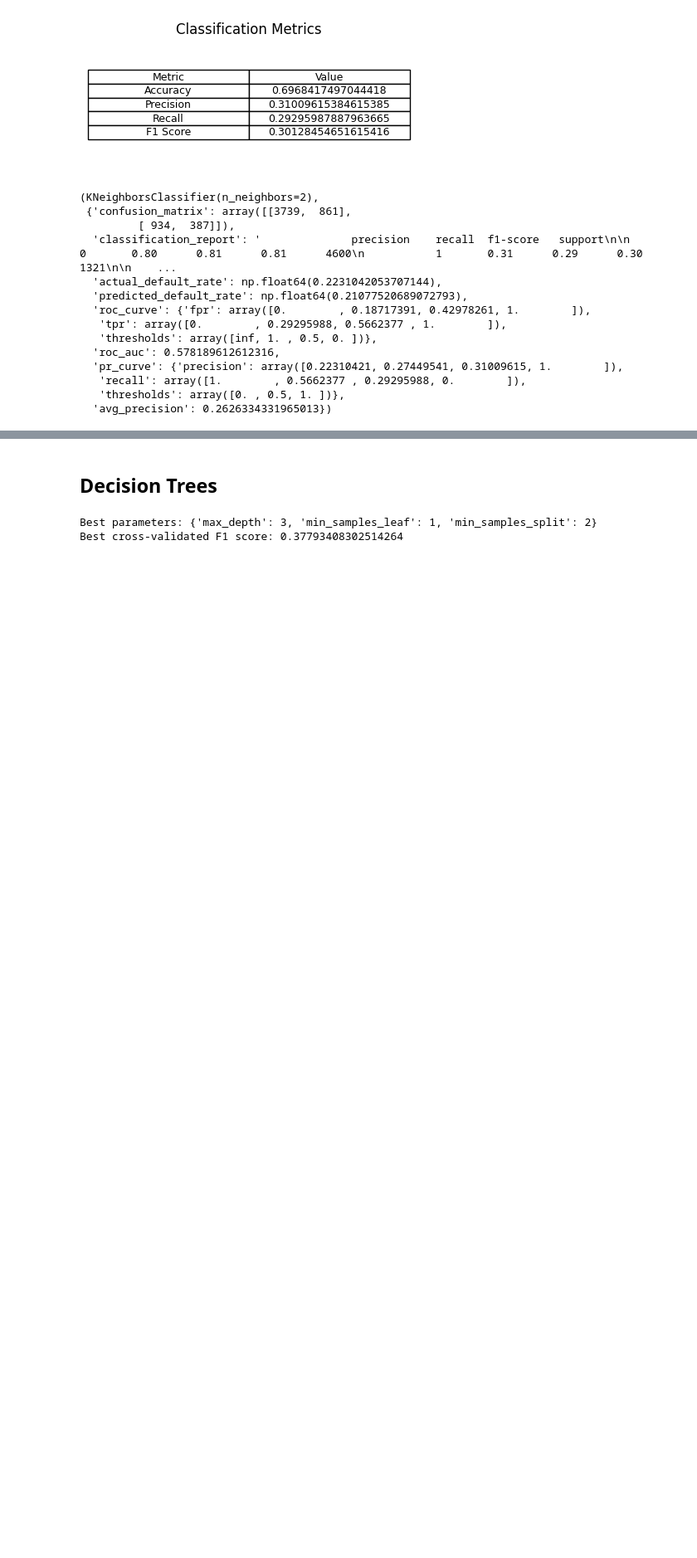
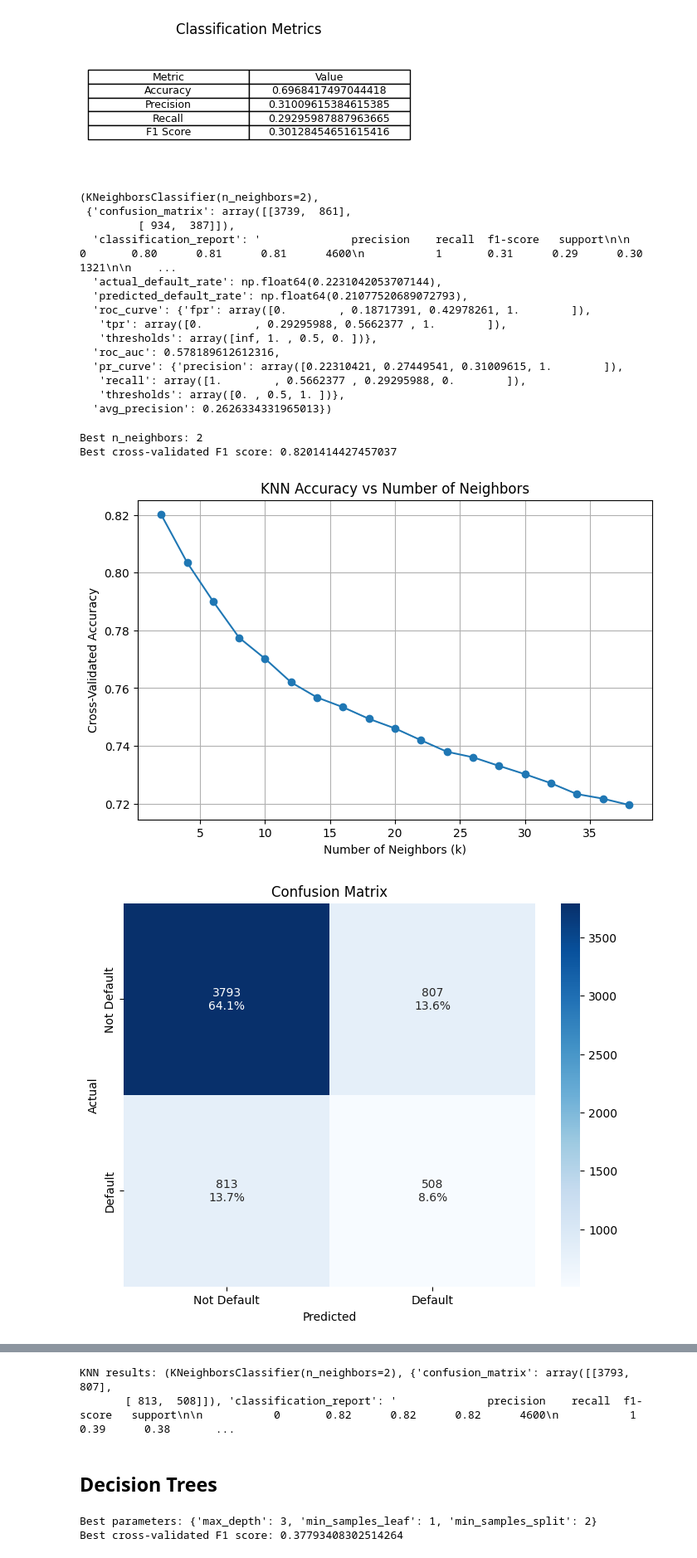
Before and after one commit to Roque97/DS-Project---Predicting-Default-of-Credit-Card-Clients-Taiwan-2005, a Jupyter notebook: notebooks/modeling.ipynb, the cells around one changed output, grey strips where cells are left out. Shown at 83% size. Cells and saved outputs as stored; diff of their text form; code cells hidden in the pictures; blank space fills up the shorter version.

```diff
--- a/notebooks/modeling.ipynb
+++ b/notebooks/modeling.ipynb
@@ -91,7 +92,16 @@ NaiveBayesClassifier(mrmr_data.oversample_smote(), plotsQ=False)
           9.91228595e-001, 9.91228821e-001, 9.91654536e-001], shape=(5799,))},
   'avg_precision': 0.4141588727900288})
 # %%
+import os
+import pickle
 results_NB_pca_smote = NaiveBayesClassifier(pca_data.oversample_smote(), plotsQ=True, save_path='../plots/models/NaiveBayes/best_model' )
+model_pkl_file = "../saved_models/NB_pca_smote_model.pkl"
+
+os.makedirs(os.path.dirname(model_pkl_file), exist_ok=True)
+
+with open(model_pkl_file, 'wb') as file:
+    pickle.dump(results_NB_pca_smote[0], file)
+
 print("Naive Bayes results:", results_NB_pca_smote)
 # %% [output]
 [figure]
@@ -154,3 +164,20 @@ Best cross-validated F1 score: 0.7967626347145631
    'recall': array([1.        , 0.5662377 , 0.29295988, 0.        ]),
    'thresholds': array([0. , 0.5, 1. ])},
   'avg_precision': 0.2626334331965013})
+# %%
+param_grid = {'n_neighbors': list(range(2, 40, 2))}
+
+results_KNN_pca_smote = KNNClassifier(pca_data.oversample_smote(), param_grid=param_grid, plotsQ=True, save_path='../plots/models/KNN/best_model' )
+model_pkl_file = "../saved_models/KNN_pca_smote_model.pkl"
+
+os.makedirs(os.path.dirname(model_pkl_file), exist_ok=True)
+
+with open(model_pkl_file, 'wb') as file:
+    pickle.dump(results_KNN_pca_smote[0], file)
+
+print("KNN results:", results_KNN_pca_smote)
+# %% [output]
+Best n_neighbors: 2
+Best cross-validated F1 score: 0.8201414427457037
+[figure, added]
+[figure, added]
@@ -157,3 +187,5 @@ Best cross-validated F1 score: 0.7967626347145631
+KNN results: (KNeighborsClassifier(n_neighbors=2), {'confusion_matrix': array([[3793,  807],
+       [ 813,  508]]), 'classification_report': '              precision    recall  f1-score   support\n\n           0       0.82      0.82      0.82      4600\n           1       0.39      0.38       ...
 # %% [markdown]
 ## Decision Trees
 # %%
```
Also changed, not shown: parts of 7 cells of this notebook, 13 other files.
